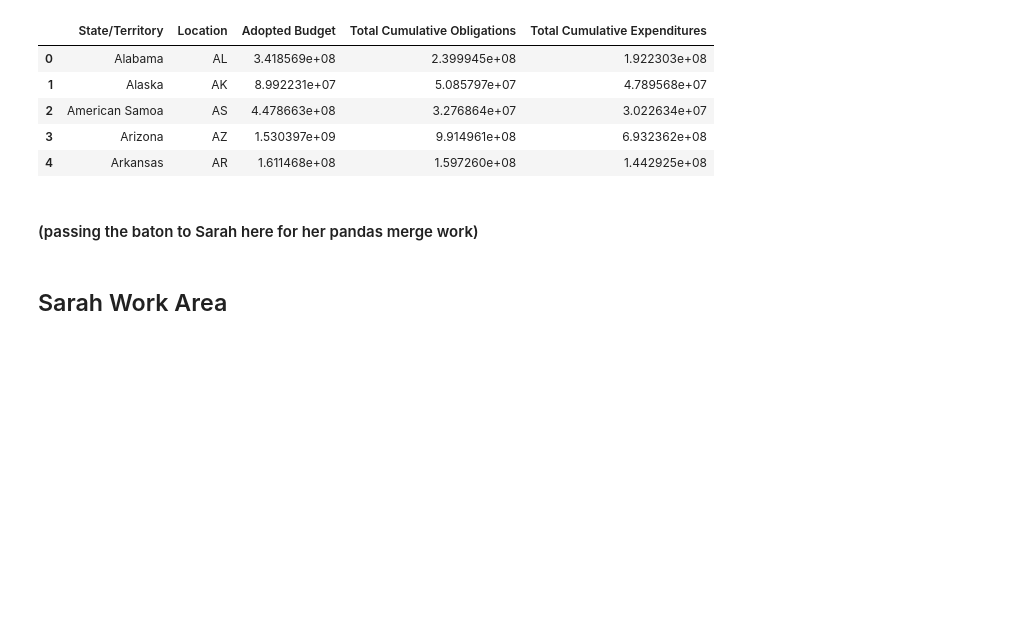
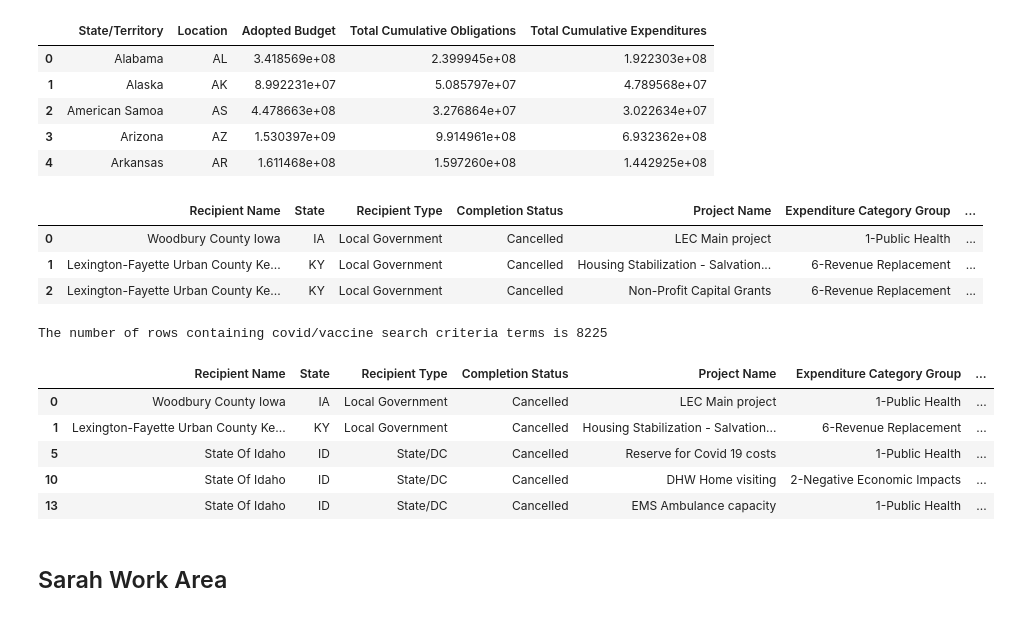
Before and after one commit to Evdawg/Project_1_Covid_Data, a Jupyter notebook: Project_1_covid.ipynb, the cells around one changed output. Cells and saved outputs as stored; diff of their text form; code cells hidden in the pictures; blank space fills up the shorter version.

Commit message:
5/14/2023: Created dataframes for Joanna's slack message request: items (2) and (3). See comments in .ipynb for those dataframes.

```diff
--- a/Project_1_covid.ipynb
+++ b/Project_1_covid.ipynb
@@ -266,5 +266,50 @@ state_spending_df.head()
 | 2 | American Samoa | AS | 4.478663e+08 | 3.276864e+07 | 3.022634e+07 |
 | 3 | Arizona | AZ | 1.530397e+09 | 9.914961e+08 | 6.932362e+08 |
 | 4 | Arkansas | AR | 1.611468e+08 | 1.597260e+08 | 1.442925e+08 |
-# %% [markdown]
-#### (passing the baton to Sarah here for her pandas merge work)
+# %%
+# "all_us_projects_df" is for (2) from Joanna's slack message request:
+all_us_projects_df = all_states_df[['Recipient Name', 'State/Territory', 'Recipient Type',
+                                    'Completion Status', 'Project Name', 'Expenditure Category Group', 'Expenditure Category',
+                                    'Project Description', 'Adopted Budget', 'Total Cumulative Obligations',
+                                    'Total Cumulative Expenditures']].copy()
+
+
+all_us_projects_df['State/Territory'] = all_us_projects_df['State/Territory'].map(us_state_to_abbrev)
+all_us_projects_df.rename(columns = {'State/Territory':'State'}, inplace = True)
+
+all_us_projects_df[['Adopted Budget','Total Cumulative Obligations',
+                   'Total Cumulative Expenditures']] = all_us_projects_df[['Adopted Budget',
+       'Total Cumulative Obligations', 'Total Cumulative Expenditures']].replace(['-', ' '] ,'', regex=True)
+
+
+numeric_cols = ['Adopted Budget',
+       'Total Cumulative Obligations', 'Total Cumulative Expenditures']
+
+
+# convert budget columns to int for summarizing in groupby:
+all_us_projects_df = all_us_projects_df.replace(',','', regex=True)
+all_us_projects_df[numeric_cols] = all_us_projects_df[numeric_cols].apply(pd.to_numeric)
+
+# all_us_projects_df.dtypes
+all_us_projects_df.head(3)
+# %% [output]
+|  | Recipient Name | State | Recipient Type | Completion Status | Project Name | Expenditure Category Group | ... |
+| 0 | Woodbury County Iowa | IA | Local Government | Cancelled | LEC Main project | 1-Public Health | ... |
+| 1 | Lexington-Fayette Urban County Ke... | KY | Local Government | Cancelled | Housing Stabilization - Salvation... | 6-Revenue Replacement | ... |
+| 2 | Lexington-Fayette Urban County Ke... | KY | Local Government | Cancelled | Non-Profit Capital Grants | 6-Revenue Replacement | ... |
+# %%
+# "us_covid_projects_df" is for (3) from Joanna's slack message:
+us_covid_projects_df = all_us_projects_df[all_us_projects_df['Project Description'].str.contains('|'.join(search_term_list))]
+
+
+# print(len(all_states_df['Project Description']))
+print(f'The number of rows containing covid/vaccine search criteria terms is {len(us_covid_projects_df["Project Name"])}')
+us_covid_projects_df.head()
+# %% [output]
+The number of rows containing covid/vaccine search criteria terms is 8225
+|  | Recipient Name | State | Recipient Type | Completion Status | Project Name | Expenditure Category Group | ... |
+| 0 | Woodbury County Iowa | IA | Local Government | Cancelled | LEC Main project | 1-Public Health | ... |
+| 1 | Lexington-Fayette Urban County Ke... | KY | Local Government | Cancelled | Housing Stabilization - Salvation... | 6-Revenue Replacement | ... |
+| 5 | State Of Idaho | ID | State/DC | Cancelled | Reserve for Covid 19 costs | 1-Public Health | ... |
+| 10 | State Of Idaho | ID | State/DC | Cancelled | DHW Home visiting | 2-Negative Economic Impacts | ... |
+| 13 | State Of Idaho | ID | State/DC | Cancelled | EMS Ambulance capacity | 1-Public Health | ... |
```
Also changed, not shown: parts of 1 cell of this notebook.
